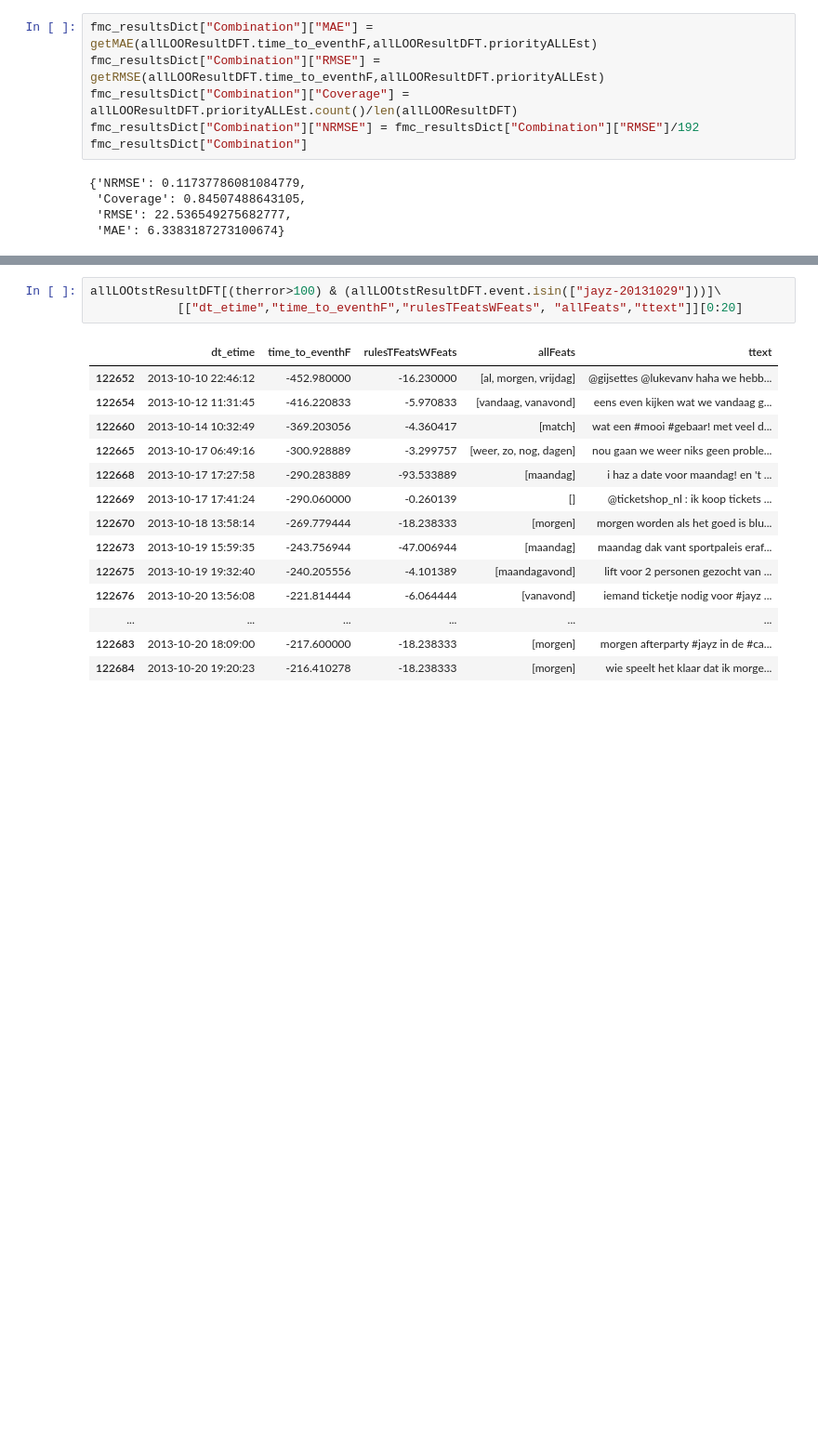
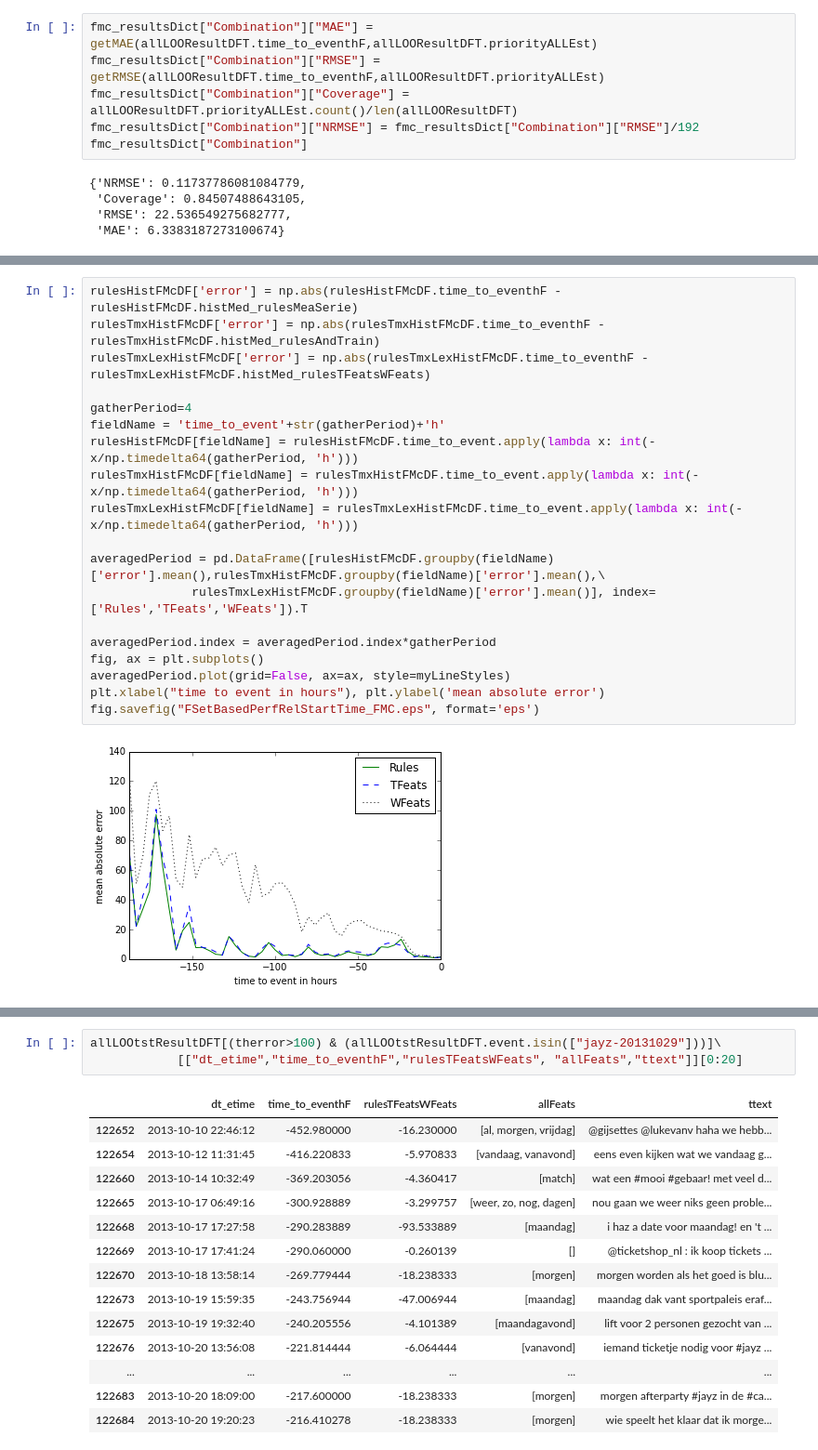
Before and after one commit to ahurriyetoglu/tte_estimation, a Jupyter notebook: WordTimeSeries.ipynb, the cells around one changed output, grey strips where cells are left out. Shown at 93% size. Saved outputs shown, nothing was run; the diff lists cells and outputs as text; blank space fills up the shorter version.

```diff
--- a/WordTimeSeries.ipynb
+++ b/WordTimeSeries.ipynb
@@ -3714,0 +3800,21 @@ fmc_resultsDict["Combination"]
+# %%
+rulesHistFMcDF['error'] = np.abs(rulesHistFMcDF.time_to_eventhF - rulesHistFMcDF.histMed_rulesMeaSerie)
+rulesTmxHistFMcDF['error'] = np.abs(rulesTmxHistFMcDF.time_to_eventhF - rulesTmxHistFMcDF.histMed_rulesAndTrain)
+rulesTmxLexHistFMcDF['error'] = np.abs(rulesTmxLexHistFMcDF.time_to_eventhF - rulesTmxLexHistFMcDF.histMed_rulesTFeatsWFeats)
+
+gatherPeriod=4
+fieldName = 'time_to_event'+str(gatherPeriod)+'h'
+rulesHistFMcDF[fieldName] = rulesHistFMcDF.time_to_event.apply(lambda x: int(-x/np.timedelta64(gatherPeriod, 'h')))
+rulesTmxHistFMcDF[fieldName] = rulesTmxHistFMcDF.time_to_event.apply(lambda x: int(-x/np.timedelta64(gatherPeriod, 'h')))
+rulesTmxLexHistFMcDF[fieldName] = rulesTmxLexHistFMcDF.time_to_event.apply(lambda x: int(-x/np.timedelta64(gatherPeriod, 'h')))
+
+averagedPeriod = pd.DataFrame([rulesHistFMcDF.groupby(fieldName)['error'].mean(),rulesTmxHistFMcDF.groupby(fieldName)['error'].mean(),\
+              rulesTmxLexHistFMcDF.groupby(fieldName)['error'].mean()], index=['Rules','TFeats','WFeats']).T
+
+averagedPeriod.index = averagedPeriod.index*gatherPeriod
+fig, ax = plt.subplots()
+averagedPeriod.plot(grid=False, ax=ax, style=myLineStyles)
+plt.xlabel("time to event in hours"), plt.ylabel('mean absolute error')
+fig.savefig("FSetBasedPerfRelStartTime_FMC.eps", format='eps')
+# %% [output]
+[figure, added]
```
Also changed, not shown: parts of 20 cells of this notebook.
